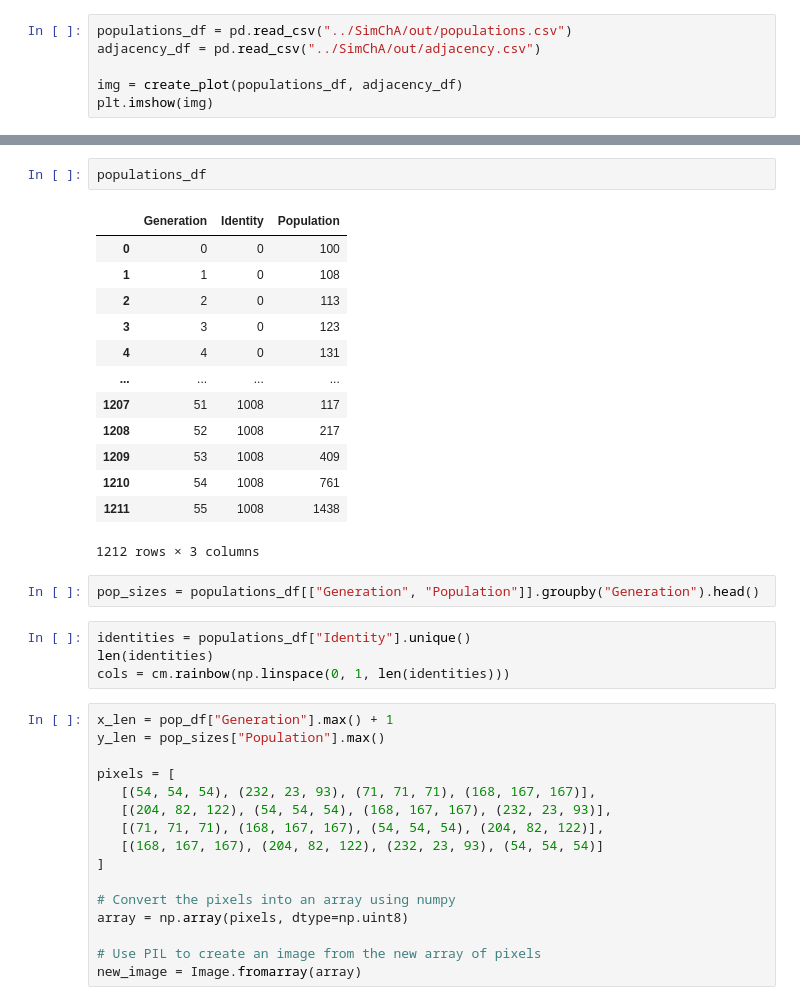
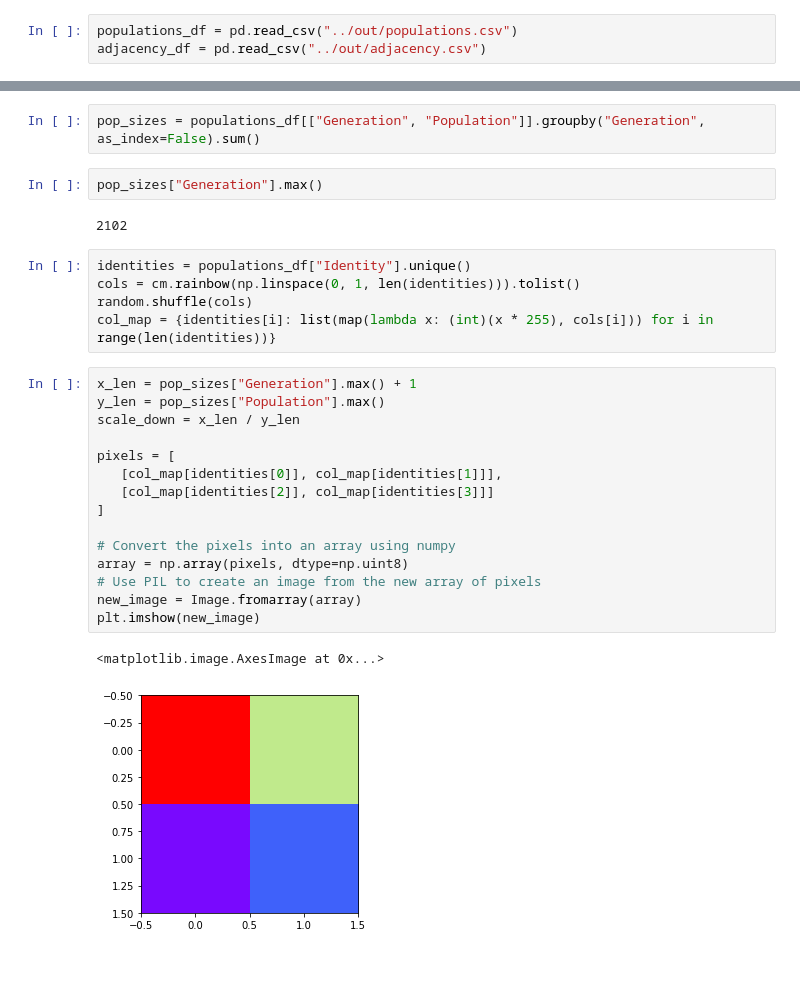
Before and after one commit to schwarzlab-ccb/SimChA, a Jupyter notebook: notebooks/fish_plot.ipynb, the cells around one changed output, grey strips where cells are left out. Drawn from its saved outputs; the diff is of its cells as text; blank space fills up the shorter version.

Commit message:
Preliminary fish plot

```diff
--- a/notebooks/fish_plot.ipynb
+++ b/notebooks/fish_plot.ipynb
@@ -14,6 +12,3 @@ def create_plot(pop_df, adj_df):
 # %%
-populations_df = pd.read_csv("../SimChA/out/populations.csv")
-adjacency_df = pd.read_csv("../SimChA/out/adjacency.csv")
-
-img = create_plot(populations_df, adjacency_df)
-plt.imshow(img)
+populations_df = pd.read_csv("../out/populations.csv")
+adjacency_df = pd.read_csv("../out/adjacency.csv")
@@ -23,38 +15,29 @@ plt.imshow(img)
-# %%
-populations_df
-# %% [output]
-|  | Generation | Identity | Population |
-| 0 | 0 | 0 | 100 |
-| 1 | 1 | 0 | 108 |
-| 2 | 2 | 0 | 113 |
-| 3 | 3 | 0 | 123 |
-| 4 | 4 | 0 | 131 |
-| ... | ... | ... | ... |
-| 1207 | 51 | 1008 | 117 |
-| 1208 | 52 | 1008 | 217 |
-| 1209 | 53 | 1008 | 409 |
-| 1210 | 54 | 1008 | 761 |
-| 1211 | 55 | 1008 | 1438 |
-1212 rows × 3 columns
 # %%
-pop_sizes = populations_df[["Generation", "Population"]].groupby("Generation").head()
+pop_sizes = populations_df[["Generation", "Population"]].groupby("Generation", as_index=False).sum()
+# %%
+pop_sizes["Generation"].max()
+# %% [output]
+2102
 # %%
 identities = populations_df["Identity"].unique()
-len(identities)
-cols = cm.rainbow(np.linspace(0, 1, len(identities)))
+cols = cm.rainbow(np.linspace(0, 1, len(identities))).tolist()
+random.shuffle(cols)
+col_map = {identities[i]: list(map(lambda x: (int)(x * 255), cols[i])) for i in range(len(identities))}
 # %%
-x_len = pop_df["Generation"].max() + 1
+x_len = pop_sizes["Generation"].max() + 1
 y_len = pop_sizes["Population"].max()
+scale_down = x_len / y_len
 
 pixels = [
-   [(54, 54, 54), (232, 23, 93), (71, 71, 71), (168, 167, 167)],
-   [(204, 82, 122), (54, 54, 54), (168, 167, 167), (232, 23, 93)],
-   [(71, 71, 71), (168, 167, 167), (54, 54, 54), (204, 82, 122)],
-   [(168, 167, 167), (204, 82, 122), (232, 23, 93), (54, 54, 54)]
+   [col_map[identities[0]], col_map[identities[1]]],
+   [col_map[identities[2]], col_map[identities[3]]]
 ]
 
 # Convert the pixels into an array using numpy
 array = np.array(pixels, dtype=np.uint8)
-
 # Use PIL to create an image from the new array of pixels
 new_image = Image.fromarray(array)
+plt.imshow(new_image)
+# %% [output]
+<matplotlib.image.AxesImage at 0x...>
+[figure, added]
```
Also changed, not shown: parts of 10 cells of this notebook, 2 other files.
